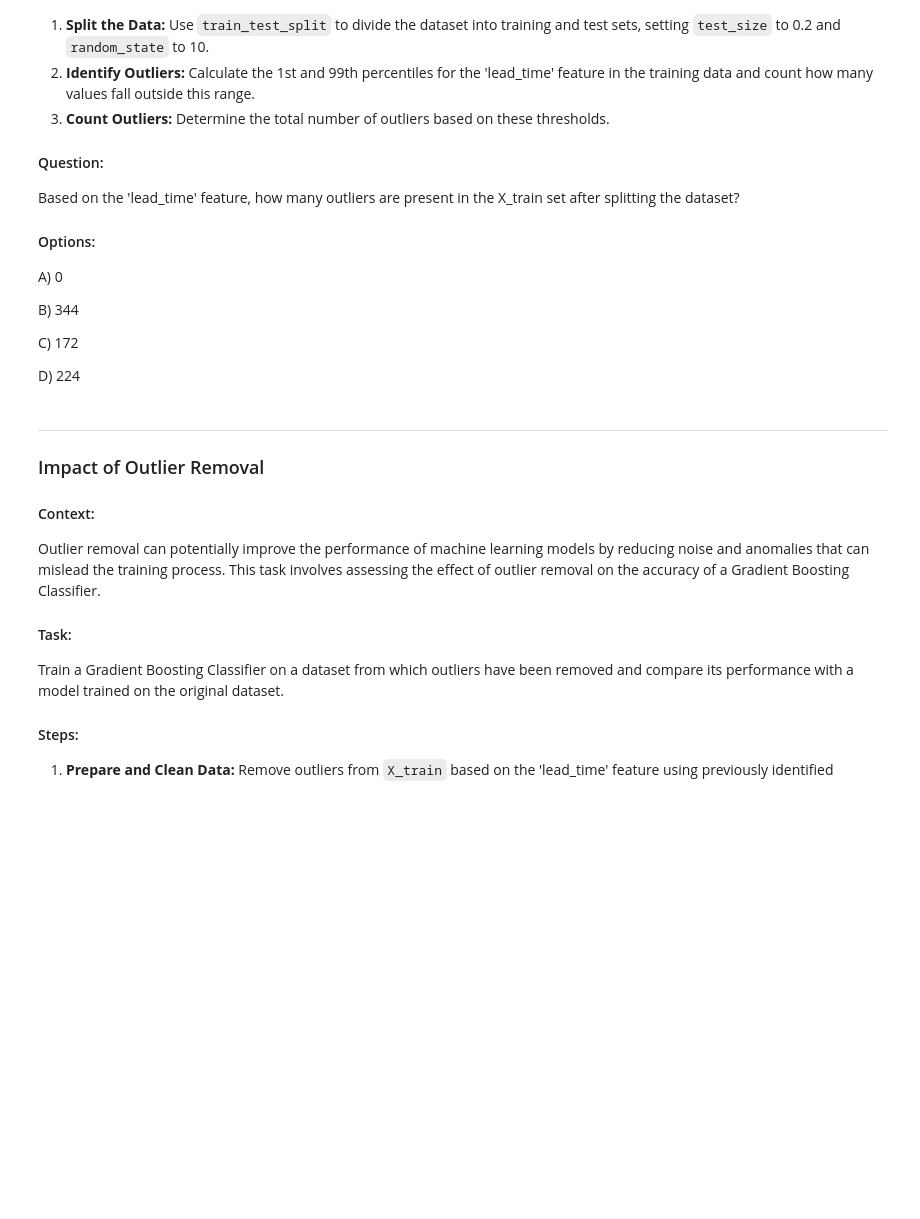
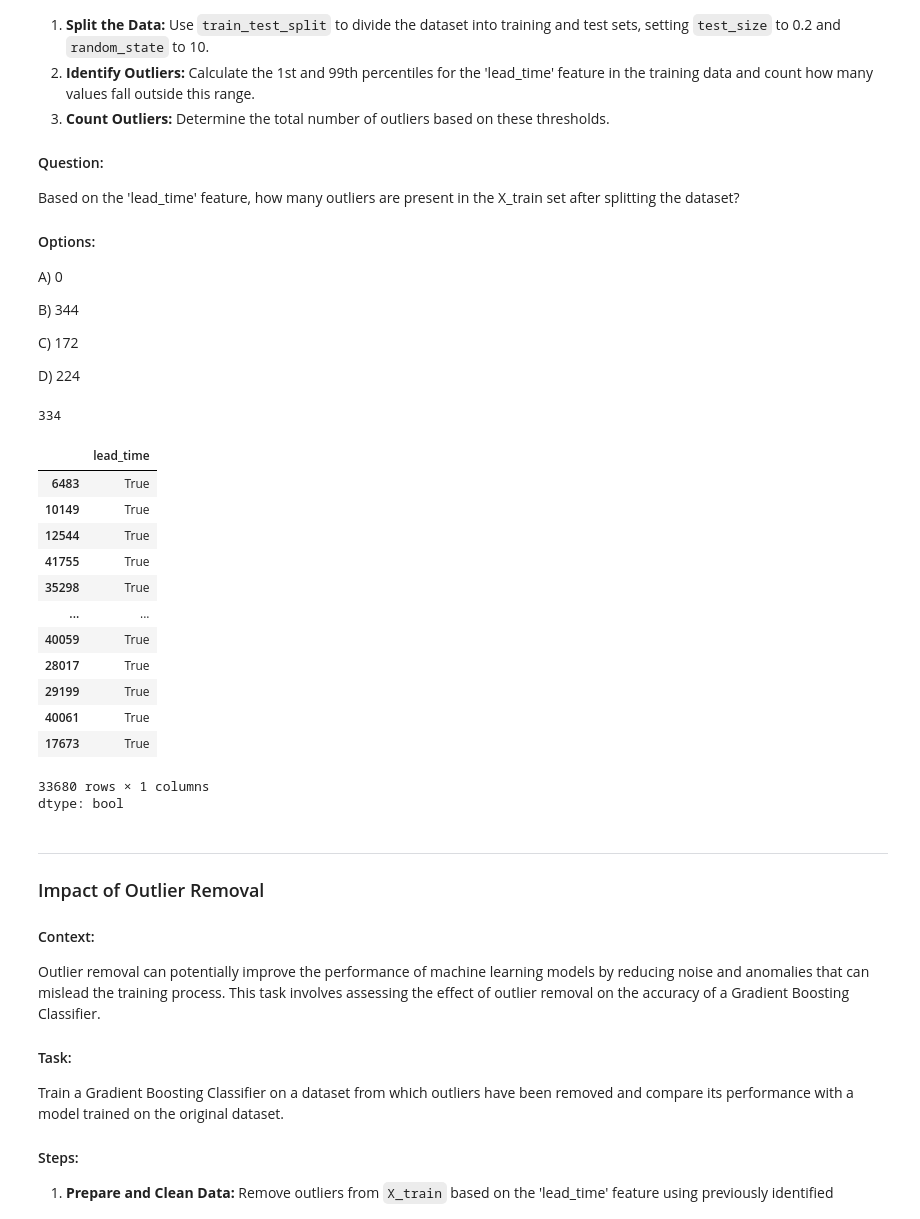
Before and after one commit to srj1407/Data_Science_and_ML, a Jupyter notebook: Case_Study_boosting.ipynb, the cells around one changed output. Cells and saved outputs as stored; diff of their text form; code cells hidden in the pictures; blank space fills up the shorter version.

```diff
--- a/Case_Study_boosting.ipynb
+++ b/Case_Study_boosting.ipynb
@@ -768,28 +786,28 @@ C) The difference will be zero, indicating no impact of scaling on performance.
 
 D) It is impossible to determine without additional information about the dataset.
 # %%
-from sklearn.____ import StandardScaler
+from sklearn.preprocessing import StandardScaler
 
 # Assuming X_train and X_test are already defined
 scaler = StandardScaler()
 
 # TODO: Fit on training data and transform it
-X_train_scaled = scaler.____(X_train)
+X_train_scaled = scaler.fit_transform(X_train)
 
 # TODO: Transform the test data
-X_test_scaled = scaler.____(X_test)
+X_test_scaled = scaler.transform(X_test)
 
 # TODO: Train and test the GBC on the Scaled data
 model_with_scaled = GradientBoostingClassifier(random_state=10)
-model_with_scaled.fit(_____, y_train)
-accuracy_with_scaled = accuracy_score(y_test, model_with_scaled.predict(____))
+model_with_scaled.fit(X_train_scaled, y_train)
+accuracy_with_scaled = accuracy_score(y_test, model_with_scaled.predict(X_test_scaled))
 
 # TODO: Train and test the GBC on the Original data (unscaled)
 model_without_scaled = GradientBoostingClassifier(random_state=10)
-model_without_scaled.fit(X_train, ____)
-accuracy_without_scaled = accuracy_score(y_test, model_without_scaled.predict(____))
+model_without_scaled.fit(X_train, y_train)
+accuracy_without_scaled = accuracy_score(y_test, model_without_scaled.predict(X_test))
 
 print(f"accuracy_with_scaled = {accuracy_with_scaled}")
 print(f"accuracy_without_scaled = {accuracy_without_scaled}")
 
-print(f"Difference in accuracy = {____ - ____}") # TODO:
+print(f"Difference in accuracy = {accuracy_without_scaled - accuracy_with_scaled}") # TODO:
@@ -834,7 +856,7 @@ C)    {'max_depth': 5, 'min_samples_split': 4, 'n_estimators': 300}
 
 D)    {'max_depth': 8, 'min_samples_split': 6, 'n_estimators': 300}
 # %%
-from sklearn.______ import GridSearchCV
+from sklearn.model_selection import GridSearchCV
 
 
 # Defining the parameter grid to search
@@ -848,14 +870,14 @@ param_grid = {
 gbm = GradientBoostingClassifier(random_state=10)
 
 # Setting up the grid search with cross-validation
-grid_search = GridSearchCV(___, param_grid, _____ = "accuracy", ___=2, n_jobs = -1, verbose = 1)
+grid_search = GridSearchCV(gbm, param_grid, scoring = "accuracy", cv=2, n_jobs = -1, verbose = 1)
 
 
 # Fitting the grid search to the data
-grid_search.___(____, ___)
+grid_search.fit(X_train, y_train)
 
 # Printing the best parameters and the corresponding score
-print(f"Best parameters: {grid_search._____}")
+print(f"Best parameters: {grid_search.best_params_}")
 print(f"Best cross-validation score: {grid_search.best_score_}")
 
 result = grid_search.cv_results_
@@ -895,18 +935,18 @@ C) 3
 D) 5
 # %%
 # TODO: Sort the scores and parameters by rank
-sorted_indices = np.____(result['rank_test_score'])
-top_indices = sorted_indices[___]  # Hint: Get top 5 indices
+sorted_indices = np.argsort(result['rank_test_score'])
+top_indices = sorted_indices[:5]  # Hint: Get top 5 indices
 
 # TODO: Train a model for each of the top 5 parameter sets
 for i in top_indices:
-    params = result['____'][i]
+    params = result['params'][i]
     print(f"Training model number {i} with parameters: {params}")
 
     # TODO: Initialize and train the Gradient Boosting Classifier with the current set of parameters
-    model = GradientBoostingClassifier(**____, random_state = 10)
+    model = GradientBoostingClassifier(**params, random_state = 10)
     model.fit(X_train, y_train)
 
     # TODo: Evaluate the model on the test set
-    score = model.____(X_test, y_test)
+    score = model.score(X_test, y_test)
     print(f"Test score with parameters {params}: {score}\n")
@@ -942,15 +997,34 @@ C) 172
 D) 224
 # %%
 # TODO: Determine the 1th and 99th percentiles for 'lead_time'
-low_threshold, high_threshold = np._____(X_train['lead_time'], [___, __])  # Hint: Use the numpy function to calculate percentiles. Remember to specify the percentile values as a list.
+low_threshold, high_threshold = np.quantile(X_train['lead_time'], [0.01, 0.99])  # Hint: Use the numpy function to calculate percentiles. Remember to specify the percentile values as a list.
 
 # Identify the indices of rows that are not considered outliers
-not_outliers = X_train['lead_time'].____(low_threshold, high_threshold)   # Hint: Use a comparison operation to generate a boolean mask where values are between the low and high thresholds.
+not_outliers = X_train['lead_time'].between(low_threshold, high_threshold)   # Hint: Use a comparison operation to generate a boolean mask where values are between the low and high thresholds.
 
 # Count the number of outliers
-num_outliers = np.__(~not_outliers)
+num_outliers = np.sum(~not_outliers)
 
 print(num_outliers)
+# %% [output]
+334
+# %%
+not_outliers
+# %% [output]
+|  | lead_time |
+| 6483 | True |
+| 10149 | True |
+| 12544 | True |
+| 41755 | True |
+| 35298 | True |
+| ... | ... |
+| 40059 | True |
+| 28017 | True |
+| 29199 | True |
+| 40061 | True |
+| 17673 | True |
+33680 rows × 1 columns
+dtype: bool
 # %% [markdown]
 
 
```
Also changed, not shown: parts of 9 cells of this notebook.
